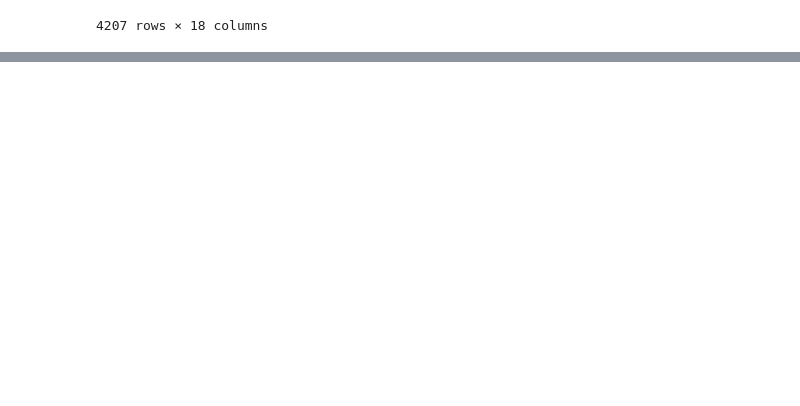
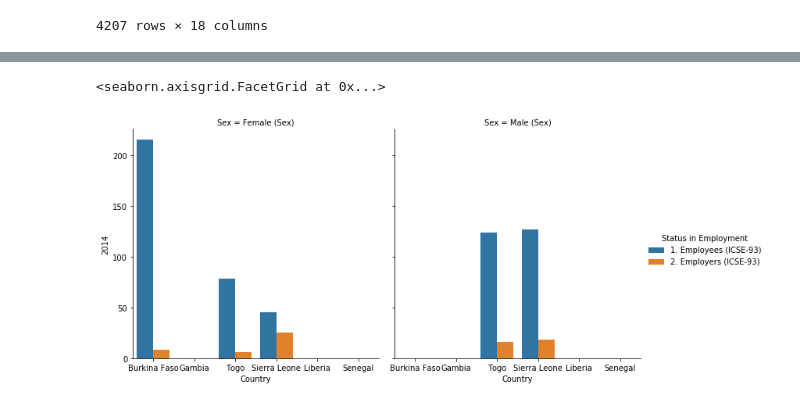
Before and after one commit to 8287/Capstone_data-, a Jupyter notebook: Titilayo Capstone Project.ipynb, the cells around one changed output, grey strips where cells are left out. Cells and saved outputs as stored; diff of their text form; code cells hidden in the pictures; blank space fills up the shorter version.

```diff
--- a/Titilayo Capstone Project.ipynb
+++ b/Titilayo Capstone Project.ipynb
@@ -342,0 +464,5 @@ p
+# %%
+sns.catplot(x='Country',y='2014',data=Status_data,hue='Status in Employment',kind='bar',col='Sex',ci=None)
+# %% [output]
+<seaborn.axisgrid.FacetGrid at 0x...>
+[figure, added]
```
Also changed, not shown: parts of 23 cells of this notebook.
